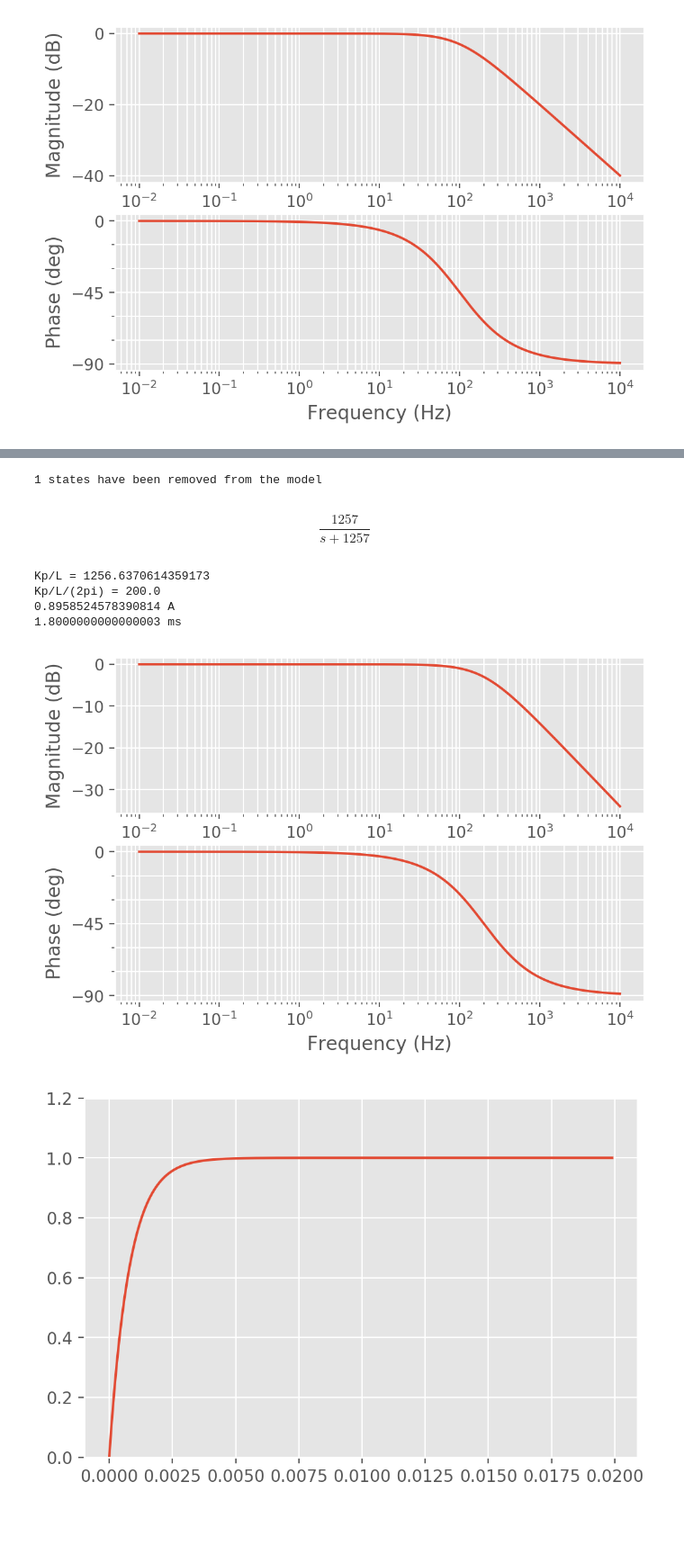
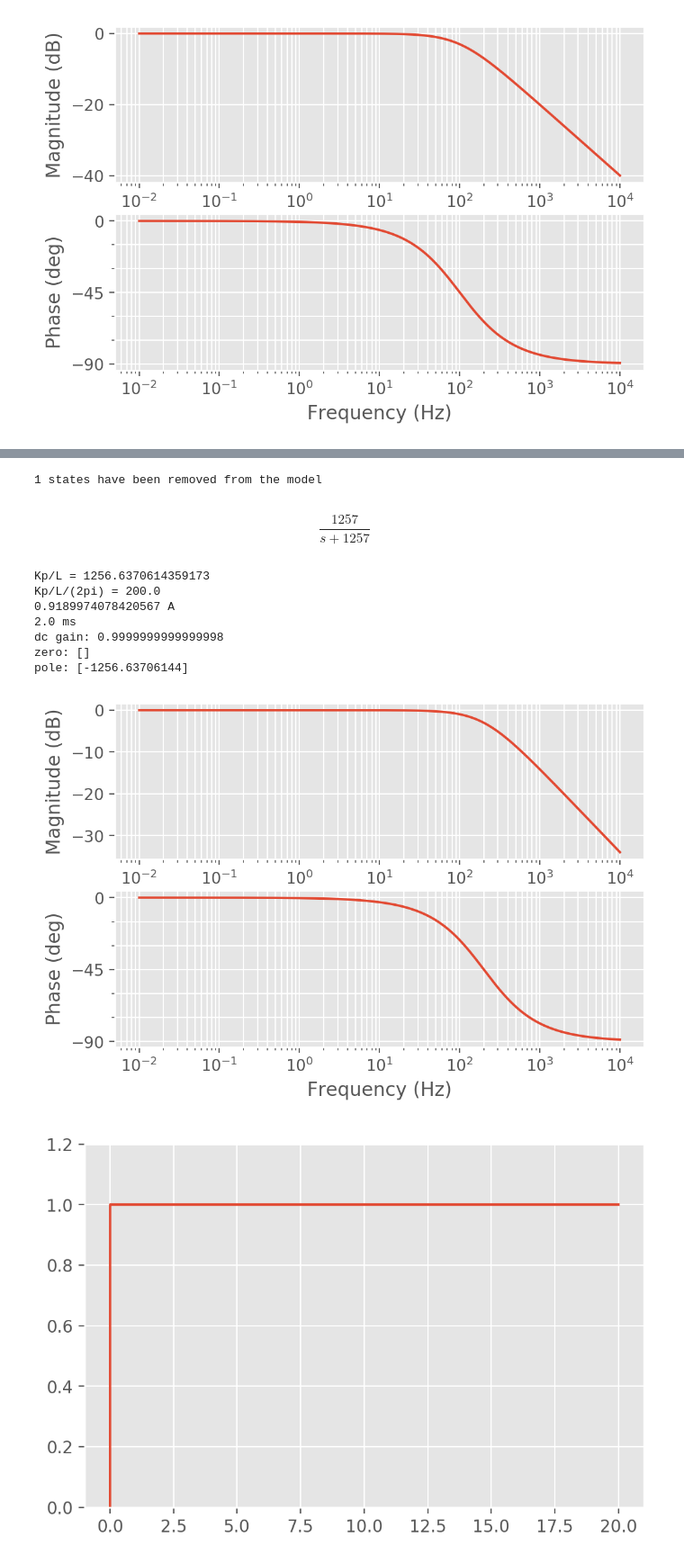
Before and after one commit to horychen/PidTuner, a Jupyter notebook: 033_PID_Tuner.ipynb, the cells around one changed output, grey strips where cells are left out. Shown: that part at 90% size. Drawn from its saved outputs; the diff is of its cells as text; code cells hidden in the pictures; blank space fills up the shorter version.

```diff
--- a/033_PID_Tuner.ipynb
+++ b/033_PID_Tuner.ipynb
@@ -62,10 +62,13 @@ def get_coeffs_dc_motor_current_regulator(R, L, Bandwidth_Hz):
 import control
 from control import bode_plot
 
-R = 3 # Ohm
+# R = 3 # Ohm
+R = 0.1 # Ohm
 L = 0.4 # H
 
 Kp, Ki = get_coeffs_dc_motor_current_regulator(R, L, 200)
+# Kp = 0.1; Ki = 1; # force the closed loop tf to have a pair of complex pole and observe its step response
+print('Kp =', Kp, '|', 'Ki =', Ki)
 
 dc_motor = control.tf([1], [L, R])
 pi_regulator = control.tf([Kp, Kp*Ki], [1, 0])
@@ -94,7 +97,8 @@ print('Kp/L/(2pi) =', Kp/L/(2*np.pi))
 plt.figure()
 mag, phase, omega = bode_plot(closed_sys, 2*np.pi*np.logspace(-2,4,1000), dB=1, Hz=1, deg=1)
 
-T, yout = control.step_response(closed_sys, np.arange(0,0.02,1e-5))
+# T, yout = control.step_response(closed_sys, np.arange(0,0.02,1e-5))
+T, yout = control.step_response(closed_sys, np.arange(0,20,1e-3))
 plt.figure()
 plt.plot(T, yout)
 plt.ylim([0,1.2])
@@ -106,4 +110,8 @@ print(
 print(
     T[(np.abs(yout-0.9)).argmin()] * 1000, 'ms'
 )
+
+print('dc gain:', control.dcgain(closed_sys))
+print('zero:', control.zero(closed_sys))
+print('pole:', control.pole(closed_sys))
 # %% [output]
@@ -114,8 +123,11 @@ $$\frac{502.7 s + 3770}{0.4 s^2 + 505.7 s + 3770}$$
-1 states have been removed from the model
+1 states have been removed from the model
 $$\frac{1257}{s + 1257}$$
-Kp/L = 1256.6370614359173
-Kp/L/(2pi) = 200.0
-0.8958524578390814 A
-1.8000000000000003 ms
+Kp/L = 1256.6370614359173
+Kp/L/(2pi) = 200.0
+0.9189974078420567 A
+2.0 ms
+dc gain: 0.9999999999999998
+zero: []
+pole: [-1256.63706144]
 [figure]
-[figure, old version]
+[figure, new version]
```
Also changed, not shown: parts of 9 cells of this notebook, 1 other file.
